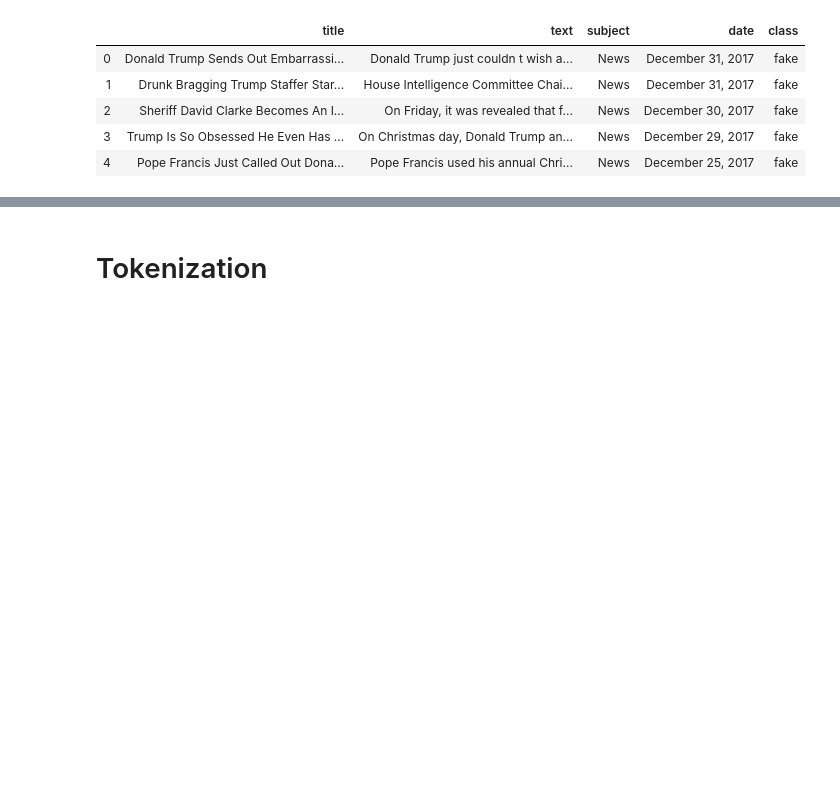
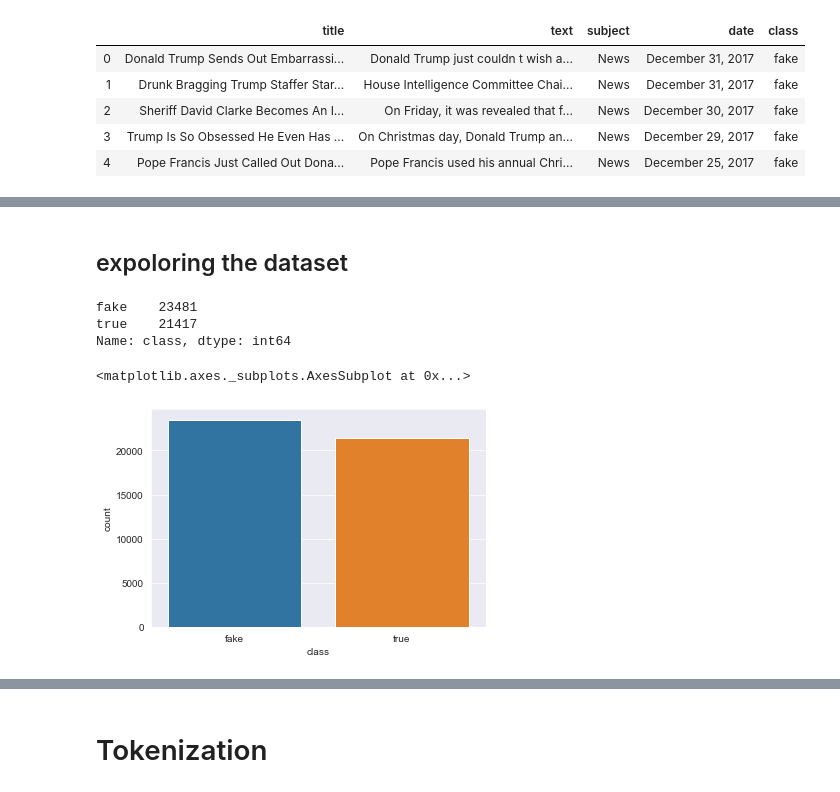
Before and after one commit to nmanduri999/Fake_news_detection_project_3, a Jupyter notebook: fake_news_ML.ipynb, the cells around one changed output, grey strips where cells are left out. Saved outputs shown, nothing was run; the diff lists cells and outputs as text; code cells hidden in the pictures; blank space fills up the shorter version.

```diff
--- a/fake_news_ML.ipynb
+++ b/fake_news_ML.ipynb
@@ -81,0 +49,13 @@ combine_df.head()
+# %% [markdown]
+## expoloring the dataset
+# %%
+combine_df["class"].value_counts()
+# %% [output]
+fake    23481
+true    21417
+Name: class, dtype: int64
+# %%
+sns.countplot(combine_df["class"])
+# %% [output]
+<matplotlib.axes._subplots.AxesSubplot at 0x...>
+[figure, added]
```
Also changed, not shown: parts of 74 cells of this notebook.
